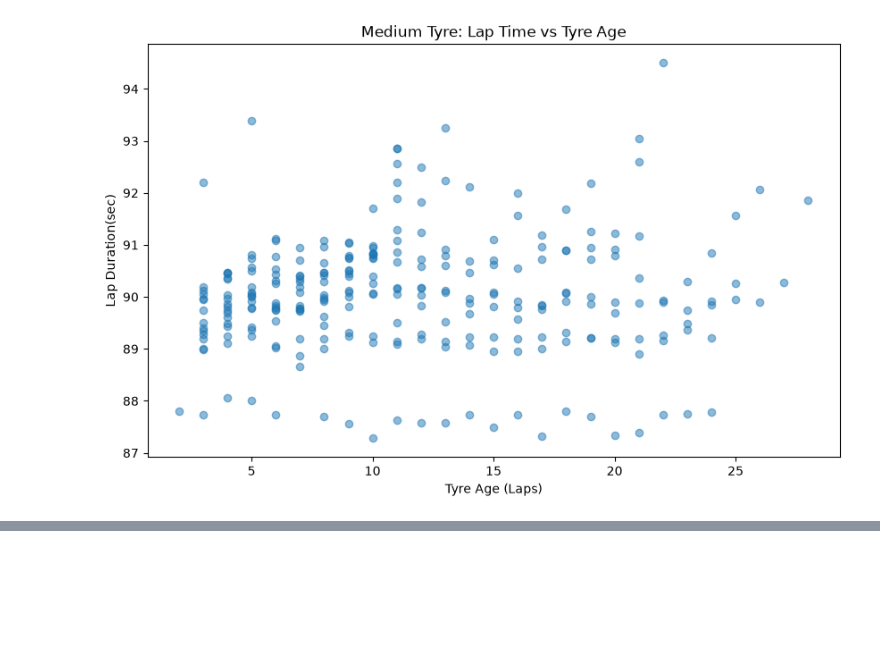
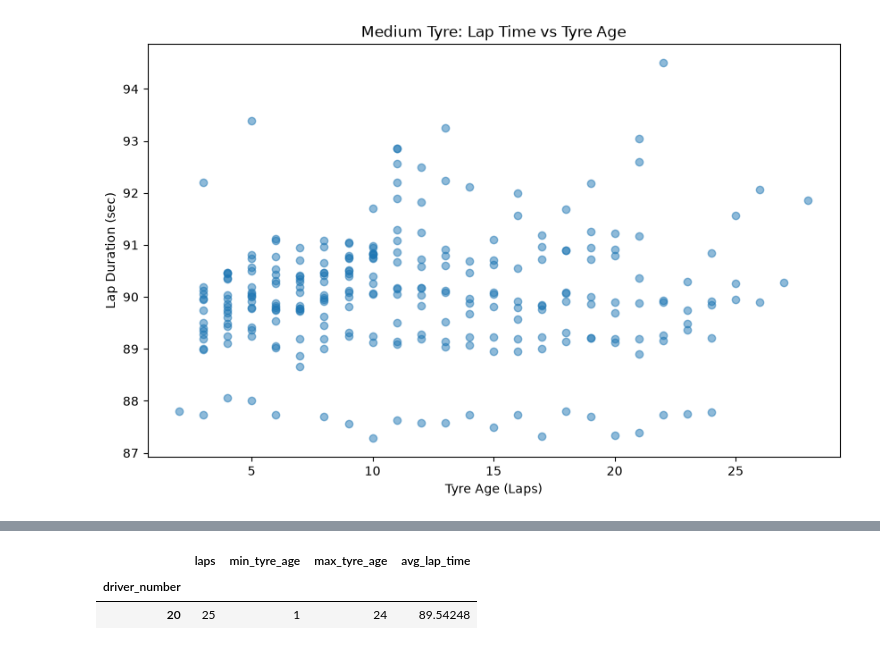
Before and after one commit to usma414/F1-Race-Intelligence-System, a Jupyter notebook: notebooks/01_initial_data_exploration.ipynb, the cells around one changed output, grey strips where cells are left out. Saved outputs shown, nothing was run; the diff lists cells and outputs as text; code cells hidden in the pictures; blank space fills up the shorter version.

```diff
--- a/notebooks/01_initial_data_exploration.ipynb
+++ b/notebooks/01_initial_data_exploration.ipynb
@@ -1377,0 +1453,11 @@ plt.show()
+# %%
+soft_data.groupby("driver_number").agg(
+    laps=("lap_duration", "count"),
+    min_tyre_age = ("tyre_age", "min"),
+    max_tyre_age = ("tyre_age", "max"),
+    avg_lap_time = ("lap_duration", "mean")
+)
+# %% [output]
+|  | laps | min_tyre_age | max_tyre_age | avg_lap_time |
+| driver_number |  |  |  |  |
+| 20 | 25 | 1 | 24 | 89.54248 |
```
Also changed, not shown: parts of 9 cells of this notebook.
